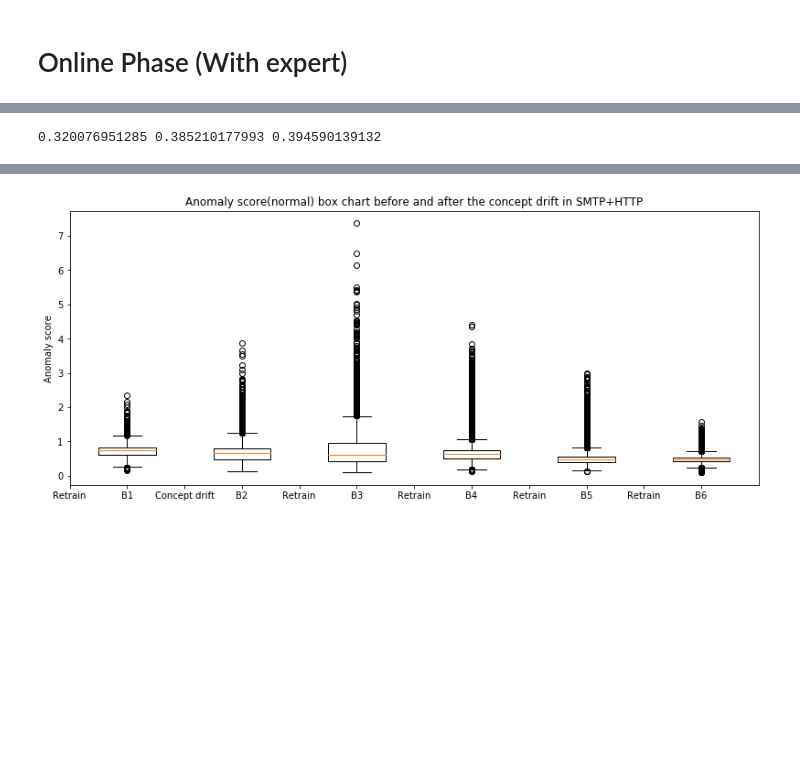
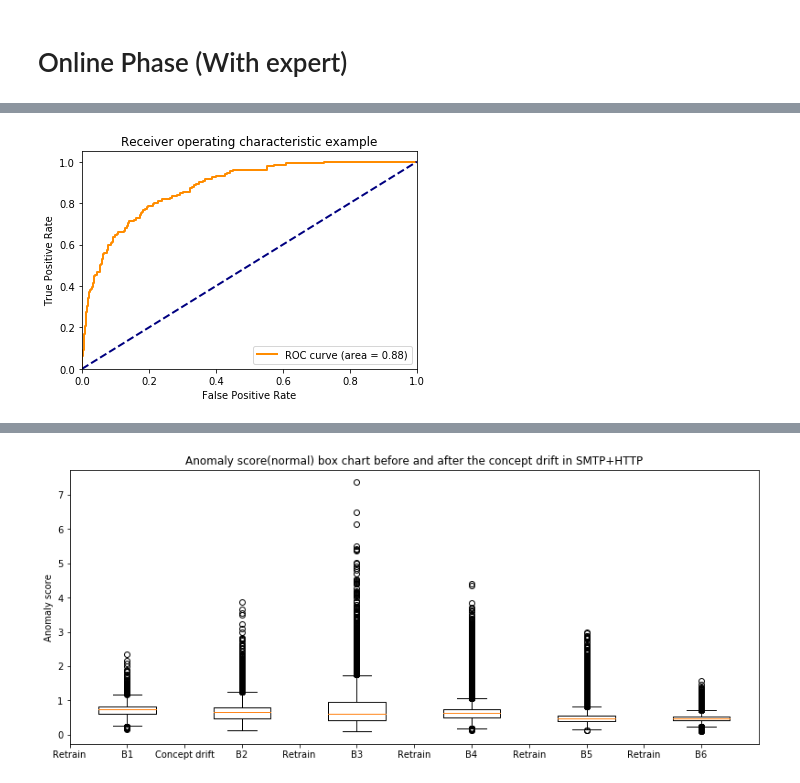
Before and after one commit to binli826/LSTM-Autoencoders, a Jupyter notebook: src/Experiments/Online_smtp+http.ipynb, the cells around one changed output, grey strips where cells are left out. Drawn from its saved outputs; the diff is of its cells as text; code cells hidden in the pictures; blank space fills up the shorter version.

```diff
--- a/src/Experiments/Online_smtp+http.ipynb
+++ b/src/Experiments/Online_smtp+http.ipynb
@@ -298,4 +315,6 @@ plot_roc(fpr,tpr,auc)
-# %%
-print(box_buf[0].mean(),box_buf[1].mean(),box_buf[2].mean())
-# %% [output]
-0.320076951285 0.385210177993 0.394590139132
+# %%
+fpr, tpr, thresholds = metrics.roc_curve(expert[201*8:755*8], output[201*8:755*8], pos_label="anomaly")
+auc = metrics.auc(fpr, tpr)
+plot_roc(fpr,tpr,auc)
+# %% [output]
+[figure, added]
```
Also changed, not shown: parts of 16 cells of this notebook, 6 other files.
